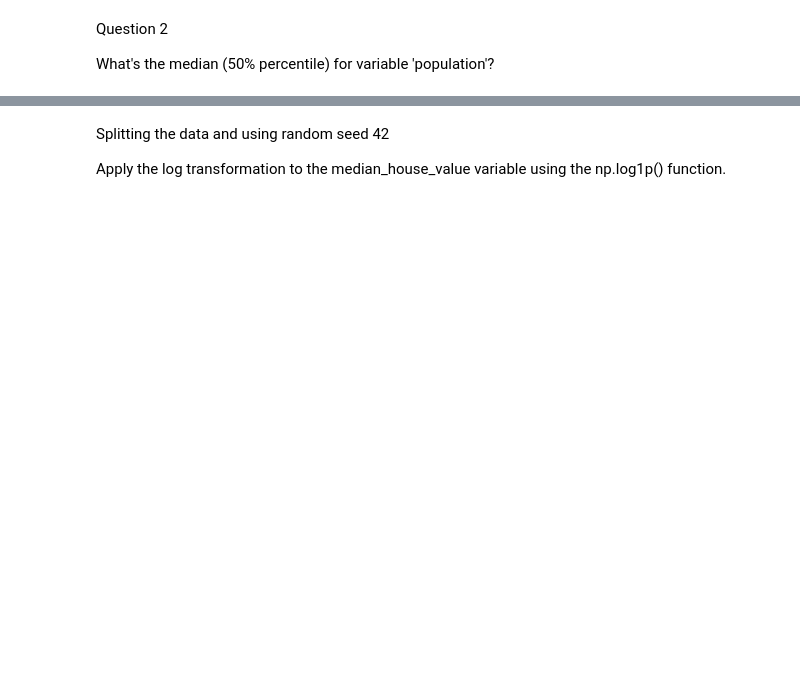
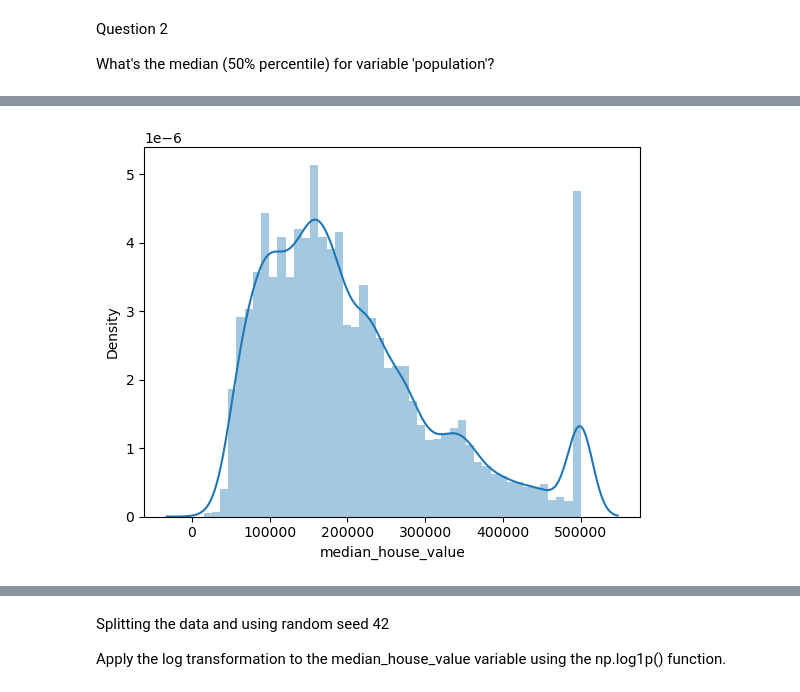
Before and after one commit to chikabella24/ML-Zoomcamp-Homework, a Jupyter notebook: Homework 2 mlzoomcamp.ipynb, the cells around one changed output, grey strips where cells are left out. Cells and saved outputs as stored; diff of their text form; code cells hidden in the pictures; blank space fills up the shorter version.

```diff
--- a/Homework 2 mlzoomcamp.ipynb
+++ b/Homework 2 mlzoomcamp.ipynb
@@ -87,0 +139,5 @@ n
+# %%
+#inspecting the house_median_value
+sns.distplot(data.median_house_value);
+# %% [output]
+[figure, added]
```
Also changed, not shown: parts of 102 cells of this notebook.
